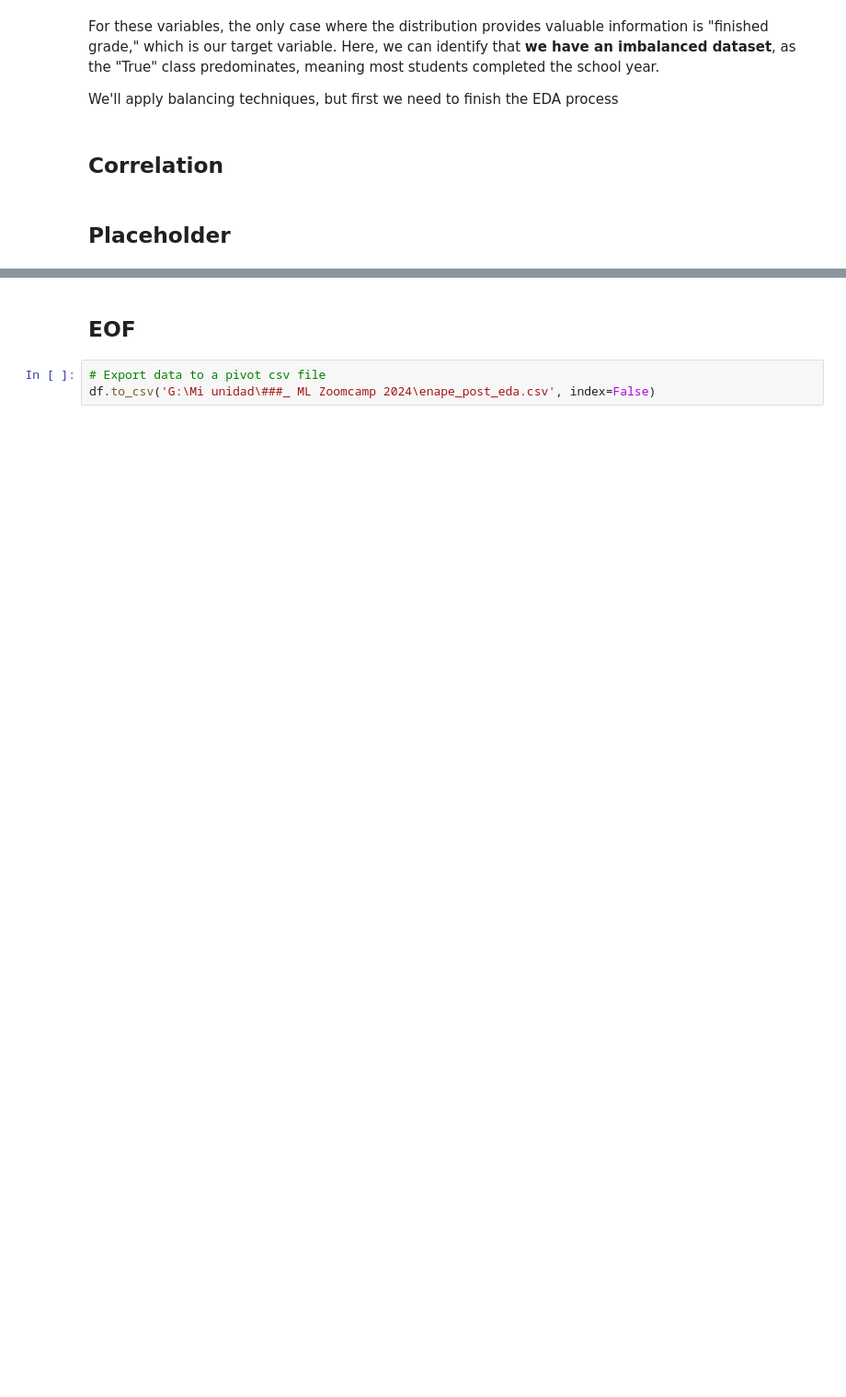
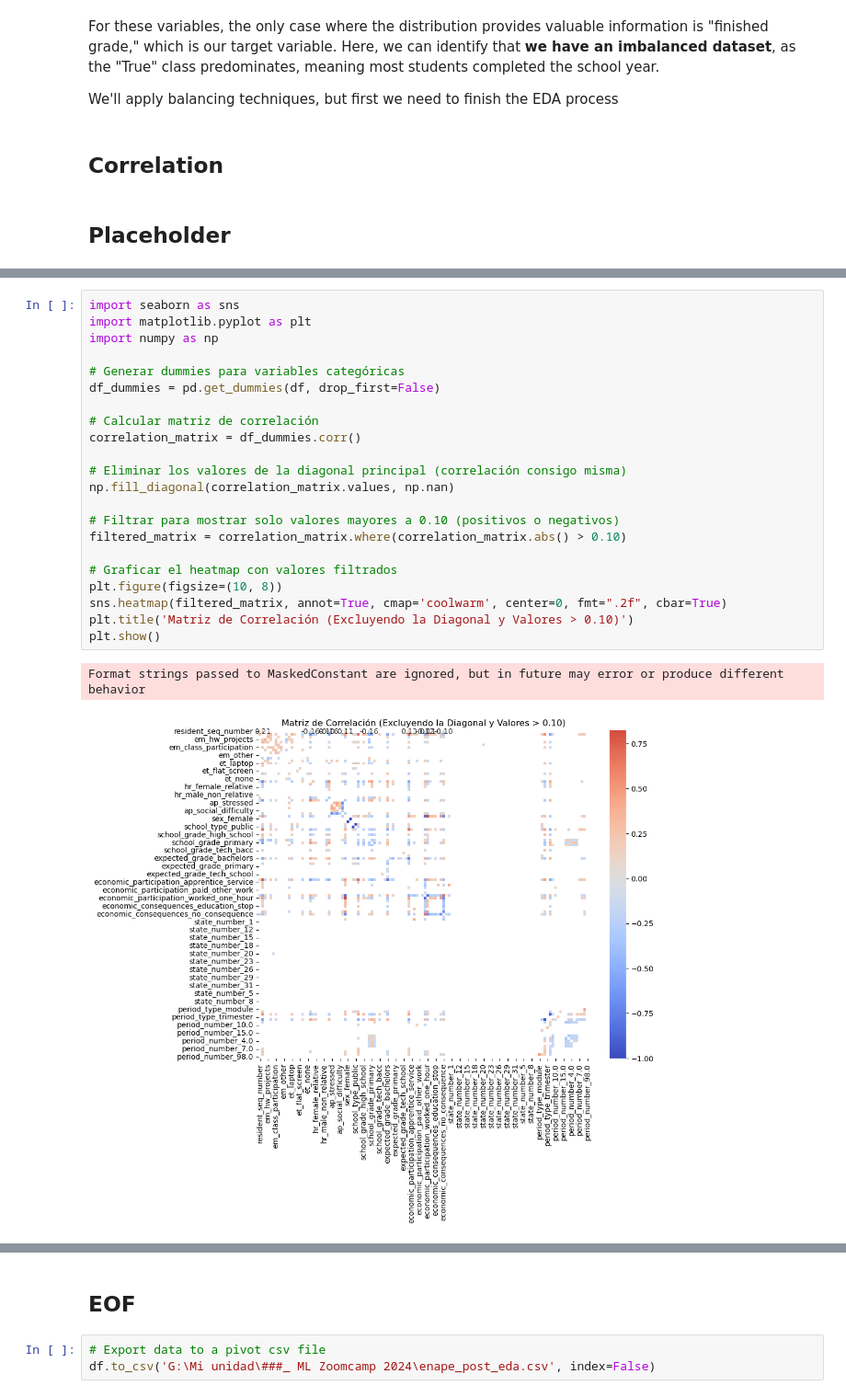
Before and after one commit to Maxkaizo/---_-ML-Zoomcamp-2024, a Jupyter notebook: eda.ipynb, the cells around one changed output, grey strips where cells are left out. Shown at 92% size. Cells and saved outputs as stored; diff of their text form; blank space fills up the shorter version.

```diff
--- a/eda.ipynb
+++ b/eda.ipynb
@@ -533,0 +622,25 @@ We'll apply balancing techniques, but first we need to finish the EDA process
+# %%
+import seaborn as sns
+import matplotlib.pyplot as plt
+import numpy as np
+
+# Generar dummies para variables categóricas
+df_dummies = pd.get_dummies(df, drop_first=False)
+
+# Calcular matriz de correlación
+correlation_matrix = df_dummies.corr()
+
+# Eliminar los valores de la diagonal principal (correlación consigo misma)
+np.fill_diagonal(correlation_matrix.values, np.nan)
+
+# Filtrar para mostrar solo valores mayores a 0.10 (positivos o negativos)
+filtered_matrix = correlation_matrix.where(correlation_matrix.abs() > 0.10)
+
+# Graficar el heatmap con valores filtrados
+plt.figure(figsize=(10, 8))
+sns.heatmap(filtered_matrix, annot=True, cmap='coolwarm', center=0, fmt=".2f", cbar=True)
+plt.title('Matriz de Correlación (Excluyendo la Diagonal y Valores > 0.10)')
+plt.show()
+# %% [output]
+Format strings passed to MaskedConstant are ignored, but in future may error or produce different behavior
+[figure, added]
```
Also changed, not shown: parts of 7 cells of this notebook.
